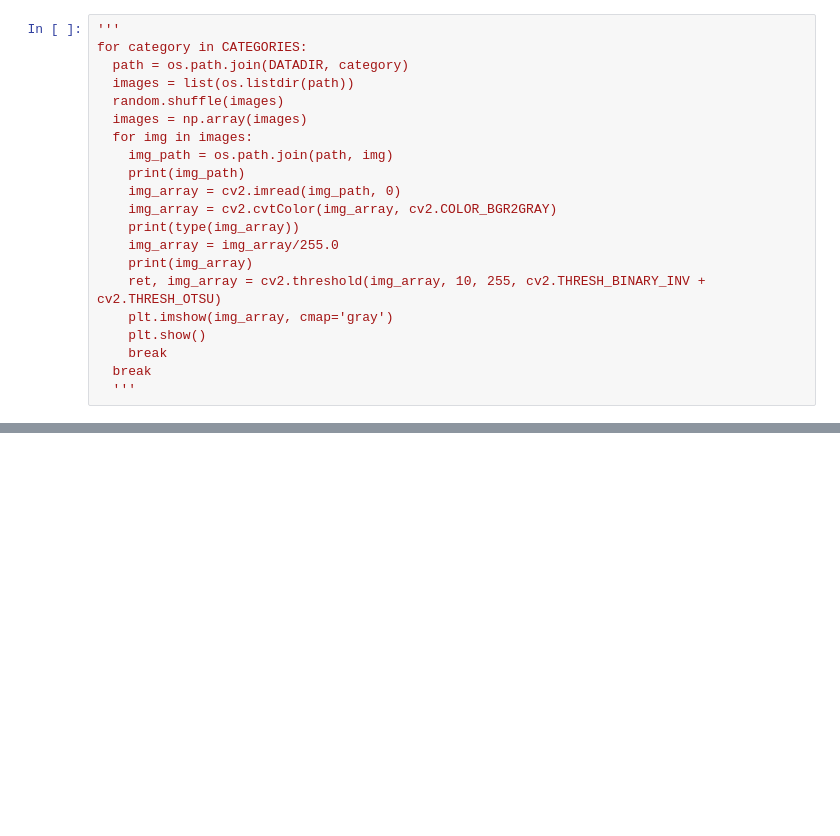
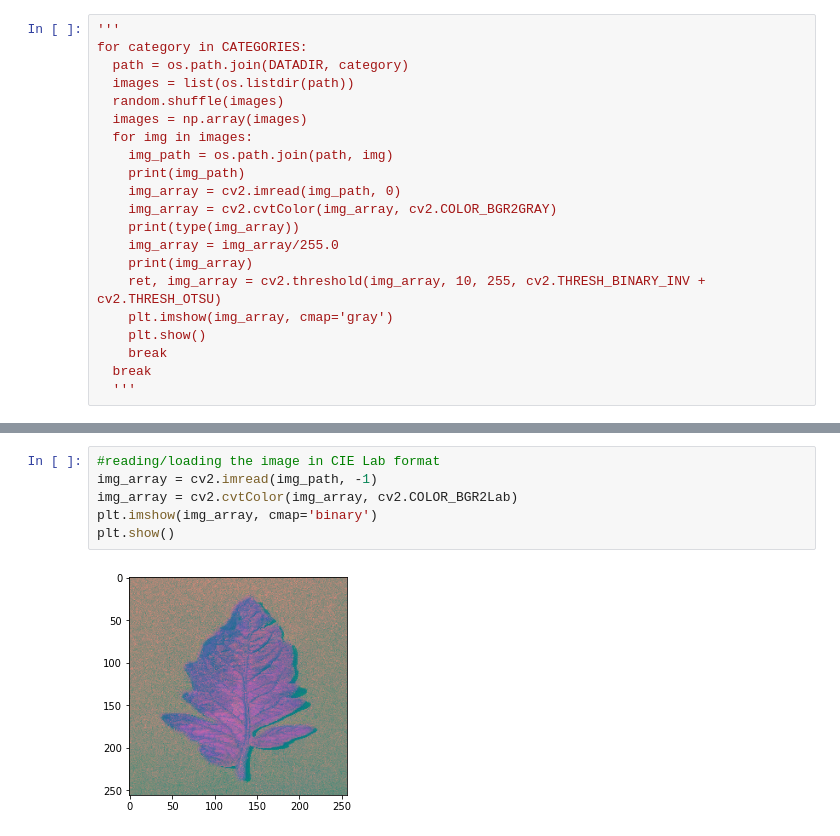
Before and after one commit to Razzf/NeuralNetworkFromScratch, a Jupyter notebook: TomatoDiseaseClsf.ipynb, the cells around one changed output, grey strips where cells are left out. Drawn from its saved outputs; the diff is of its cells as text; blank space fills up the shorter version.

```diff
--- a/TomatoDiseaseClsf.ipynb
+++ b/TomatoDiseaseClsf.ipynb
@@ -59,0 +62,8 @@ NameError: ignored
+# %%
+#reading/loading the image in CIE Lab format
+img_array = cv2.imread(img_path, -1)
+img_array = cv2.cvtColor(img_array, cv2.COLOR_BGR2Lab)
+plt.imshow(img_array, cmap='binary')
+plt.show()
+# %% [output]
+[figure, added]
```
Also changed, not shown: parts of 8 cells of this notebook.
